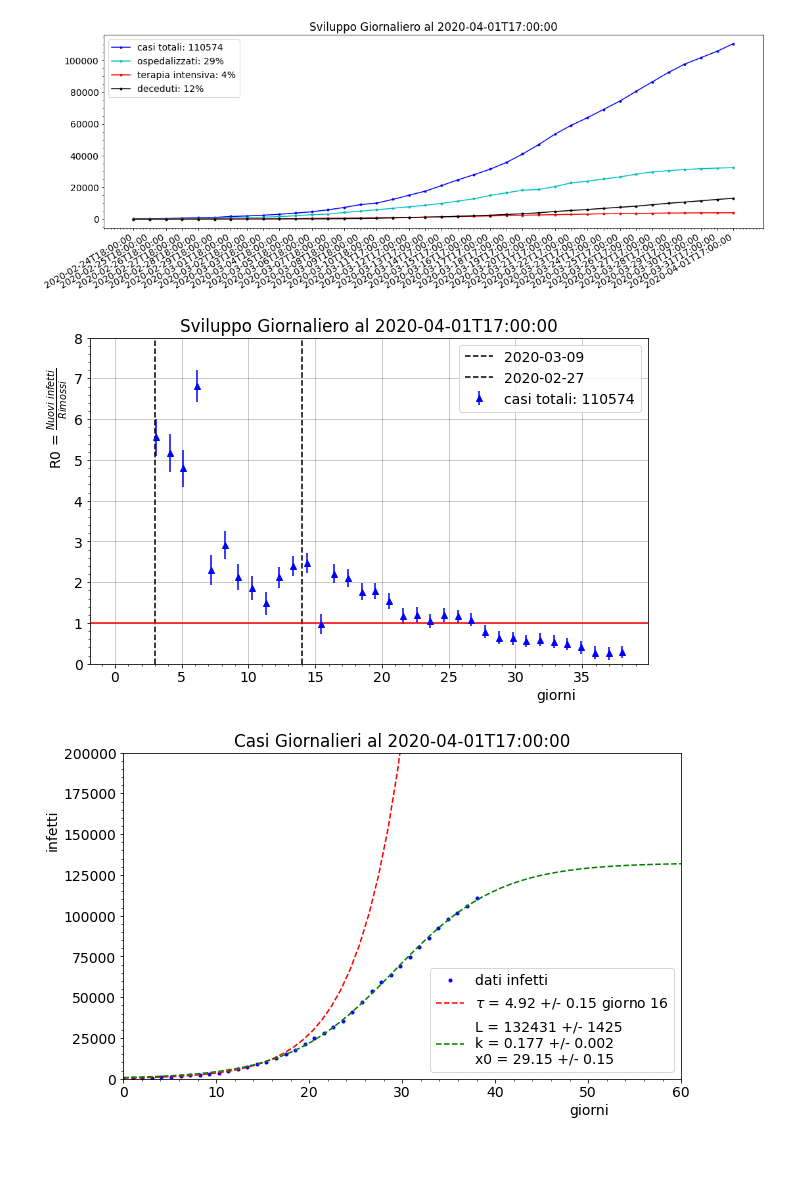
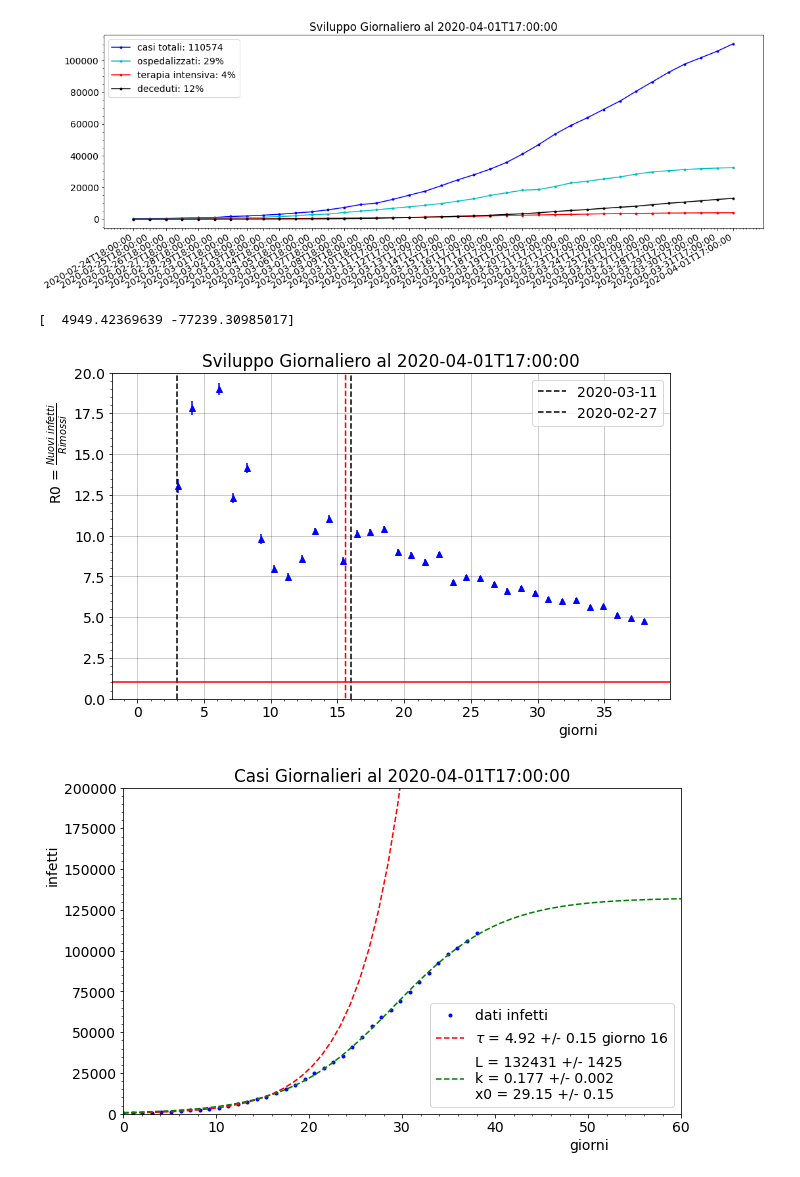
Before and after one commit to lorenzopaolucci/studenti, a Jupyter notebook: covid19.ipynb, the cells around one changed output. Saved outputs shown, nothing was run; the diff lists cells and outputs as text; code cells hidden in the pictures.

```diff
--- a/covid19.ipynb
+++ b/covid19.ipynb
@@ -45,42 +45,57 @@ plt.show()
 [figure]
 # %%
 def Exp(x, p0, p1): # negative exponential
-
     import numpy as np
     return p0*np.exp(x/p1)
 
 def Logistic(x, L, k, x0):
+    import numpy as np
     return L / (1. + np.exp(-k * (x - x0)))
 
 def Gompertz(x, a, b, c):
+    import numpy as np
 # https://en.wikipedia.org/wiki/Gompertz_function
     return a * np.exp(-b * np.exp(-c * x))
+
+def Gauss3(x, a0, x0, s0):
+    import numpy as np
+    return a0 * np.exp(-(x - x0)**2 / (2 * s0**2))
+
+def Line(x, m, q):
+    import numpy as np
+    return m*x + q
 # %%
 
 fig, ax = plt.subplots(figsize=(10,6))
 x = np.linspace(0, len(df['data']), len(df['data']))
-err = np.sqrt(np.sqrt(df['nuovi_positivi'])/df['nuovi_positivi'] +
+err = np.sqrt(np.sqrt(df['totale_positivi'])/df['totale_positivi'] +
               np.sqrt(df['dimessi_guariti'])/df['dimessi_guariti'])
-ax.errorbar(x, df['nuovi_positivi']/df['dimessi_guariti'], yerr=err,
-        fmt='b^', label='casi totali: '+str(np.array(df['totale_casi'])[-1]))
+y = df['totale_positivi']/df['dimessi_guariti']
+ax.errorbar(x, y, yerr=err, fmt='b^')
 ax.set_title('Sviluppo Giornaliero al '+str(np.array(df['data'])[-1]))
+day=16
+mq,mqc = curve_fit(Line,x[x>day], df['totale_casi'][x>day], p0=[6,4], sigma=err[x>day])
+mqe = np.sqrt(np.diag(mqc))
+print(mq)
+plt.plot(x, Line(x, *mq), 'r--')
 
-day=14
+
 ax.axvline(day, color='black', linestyle='--', label='{:s}'.format(df.iloc[day, 0][0:10]))
 day=3
 ax.axvline(day, color='black', linestyle='--', label='{:s}'.format(df.iloc[day, 0][0:10]))
 ax.set_xlabel('giorni', horizontalalignment = 'left', x=0.8)
 ax.set_ylabel(r'R0 = $\frac{Nuovi\ infetti}{Rimossi}$', horizontalalignment = 'left', y=0.6)
 
 ax.axhline(1, color='red')
 ax.legend(loc=0)
-ax.set_ylim(0,8)
+ax.set_ylim(0,20)
 #ax.set_yscale('log')
 plt.grid(color='k', linestyle='-', linewidth=1, alpha=0.2)
 plt.minorticks_on()
 plt.show()
 # %% [output]
+[  4949.42369639 -77239.30985017]
-[figure, old version]
+[figure, new version]
 # %%
 from scipy.optimize import curve_fit
 from sklearn.metrics import r2_score
```
Also changed, not shown: parts of 1 cell of this notebook.
